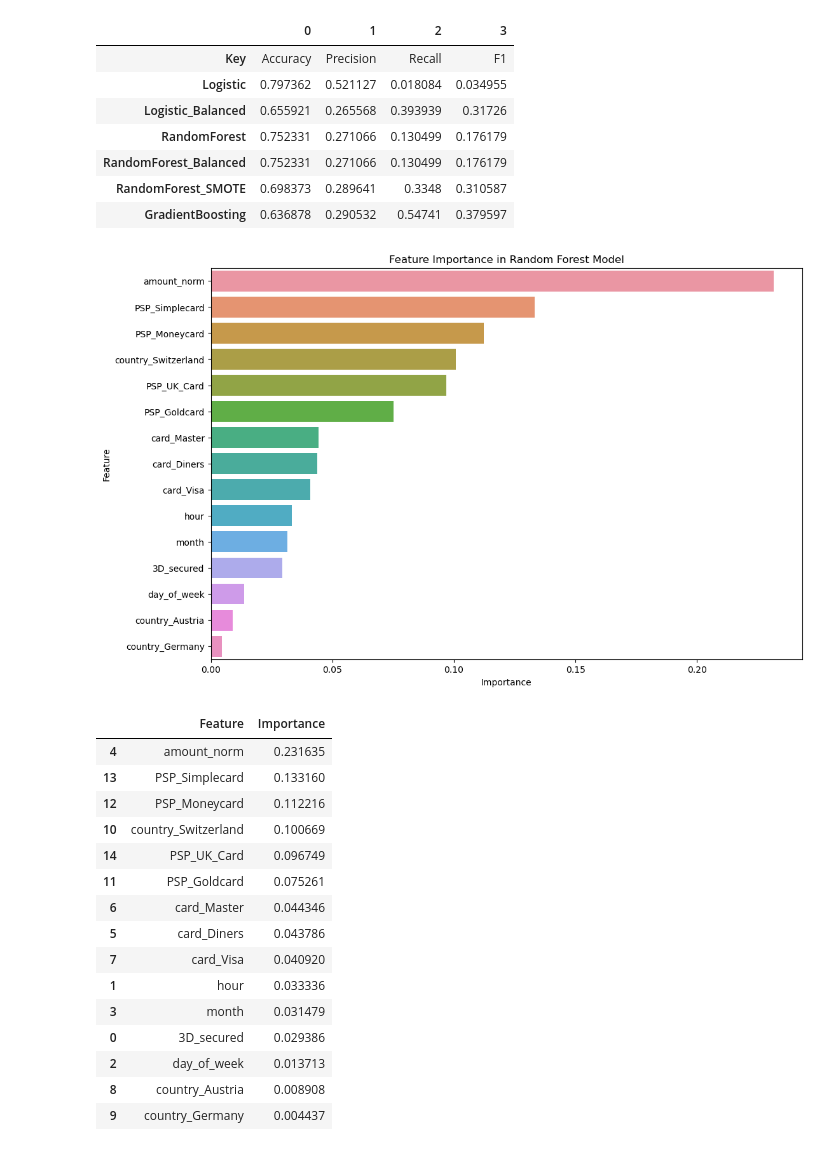
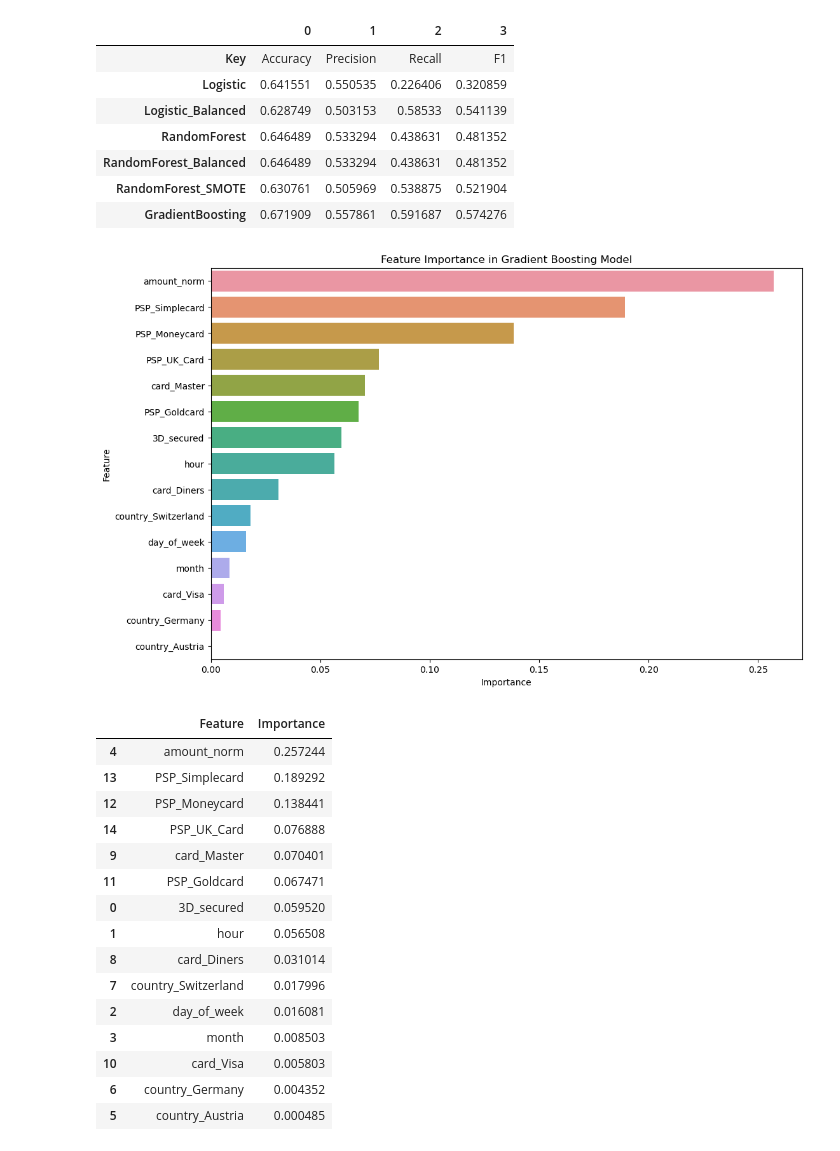
Before and after one commit to phthiessen/IU_CaseStudy, a Jupyter notebook: BaseLineModel.ipynb, the cells around one changed output. Saved outputs shown, nothing was run; the diff lists cells and outputs as text; code cells hidden in the pictures.

```diff
--- a/BaseLineModel.ipynb
+++ b/BaseLineModel.ipynb
@@ -14,5 +15,10 @@ from sklearn.preprocessing import StandardScaler
 # %%
 data = pd.read_excel("C:\\Users\\Phil\\CaseStudy\\PSP_DATA_PREP.xlsx")
 
+data_success = data[data['success'] == 1]
+data_fail = data[data['success'] == 0]
+
+data = pd.get_dummies(data, columns=['PSP'], dtype=int)
+
 data.head()
 # %% [output]
@@ -25,6 +31,6 @@ data.head()
 # %%
 # Define the feature matrix X and target y, and split data into training and testing sets
-X = data.drop(columns=['success'])
+X = data.drop(columns=['success', 'fee', 'attempts', 'tmsp'])
 y = data['success']
 X_train, X_test, y_train, y_test = train_test_split(X, y, test_size=0.2, random_state=42, stratify=y)
 # %%
@@ -206,46 +212,46 @@ results.T
 # %% [output]
 |  | 0 | 1 | 2 | 3 |
 | Key | Accuracy | Precision | Recall | F1 |
-| Logistic | 0.797362 | 0.521127 | 0.018084 | 0.034955 |
-| Logistic_Balanced | 0.655921 | 0.265568 | 0.393939 | 0.31726 |
-| RandomForest | 0.752331 | 0.271066 | 0.130499 | 0.176179 |
-| RandomForest_Balanced | 0.752331 | 0.271066 | 0.130499 | 0.176179 |
-| RandomForest_SMOTE | 0.698373 | 0.289641 | 0.3348 | 0.310587 |
-| GradientBoosting | 0.636878 | 0.290532 | 0.54741 | 0.379597 |
+| Logistic | 0.641551 | 0.550535 | 0.226406 | 0.320859 |
+| Logistic_Balanced | 0.628749 | 0.503153 | 0.58533 | 0.541139 |
+| RandomForest | 0.646489 | 0.533294 | 0.438631 | 0.481352 |
+| RandomForest_Balanced | 0.646489 | 0.533294 | 0.438631 | 0.481352 |
+| RandomForest_SMOTE | 0.630761 | 0.505969 | 0.538875 | 0.521904 |
+| GradientBoosting | 0.671909 | 0.557861 | 0.591687 | 0.574276 |
 # %%
 feature_importances = gb_model.feature_importances_
 features = X.columns
 
-feature_importance_df = pd.DataFrame({'Feature': features, 'Importance': feature_importances})
-feature_importance_df = feature_importance_df.sort_values(by='Importance', ascending=False)
+feature_importance_gb = pd.DataFrame({'Feature': features, 'Importance': feature_importances})
+feature_importance_gb = feature_importance_gb.sort_values(by='Importance', ascending=False)
 
 # Plot feature importances
 plt.figure(figsize=(12, 8))
-sns.barplot(x='Importance', y='Feature', data=feature_importance_df)
-plt.title('Feature Importance in Random Forest Model')
+sns.barplot(x='Importance', y='Feature', data=feature_importance_gb)
+plt.title('Feature Importance in Gradient Boosting Model')
 plt.xlabel('Importance')
 plt.ylabel('Feature')
 plt.show()
 
-feature_importance_df
+feature_importance_gb
 # %% [output]
-[figure, old version]
+[figure, new version]
 |  | Feature | Importance |
-| 4 | amount_norm | 0.231635 |
-| 13 | PSP_Simplecard | 0.133160 |
-| 12 | PSP_Moneycard | 0.112216 |
-| 10 | country_Switzerland | 0.100669 |
-| 14 | PSP_UK_Card | 0.096749 |
-| 11 | PSP_Goldcard | 0.075261 |
-| 6 | card_Master | 0.044346 |
-| 5 | card_Diners | 0.043786 |
-| 7 | card_Visa | 0.040920 |
-| 1 | hour | 0.033336 |
-| 3 | month | 0.031479 |
-| 0 | 3D_secured | 0.029386 |
-| 2 | day_of_week | 0.013713 |
-| 8 | country_Austria | 0.008908 |
-| 9 | country_Germany | 0.004437 |
+| 4 | amount_norm | 0.257244 |
+| 13 | PSP_Simplecard | 0.189292 |
+| 12 | PSP_Moneycard | 0.138441 |
+| 14 | PSP_UK_Card | 0.076888 |
+| 9 | card_Master | 0.070401 |
+| 11 | PSP_Goldcard | 0.067471 |
+| 0 | 3D_secured | 0.059520 |
+| 1 | hour | 0.056508 |
+| 8 | card_Diners | 0.031014 |
+| 7 | country_Switzerland | 0.017996 |
+| 2 | day_of_week | 0.016081 |
+| 3 | month | 0.008503 |
+| 10 | card_Visa | 0.005803 |
+| 6 | country_Germany | 0.004352 |
+| 5 | country_Austria | 0.000485 |
 # %%
 feature_importances = rf_model_smote.feature_importances_
 features = X.columns
```
Also changed, not shown: parts of 15 cells of this notebook, 3 other files.
